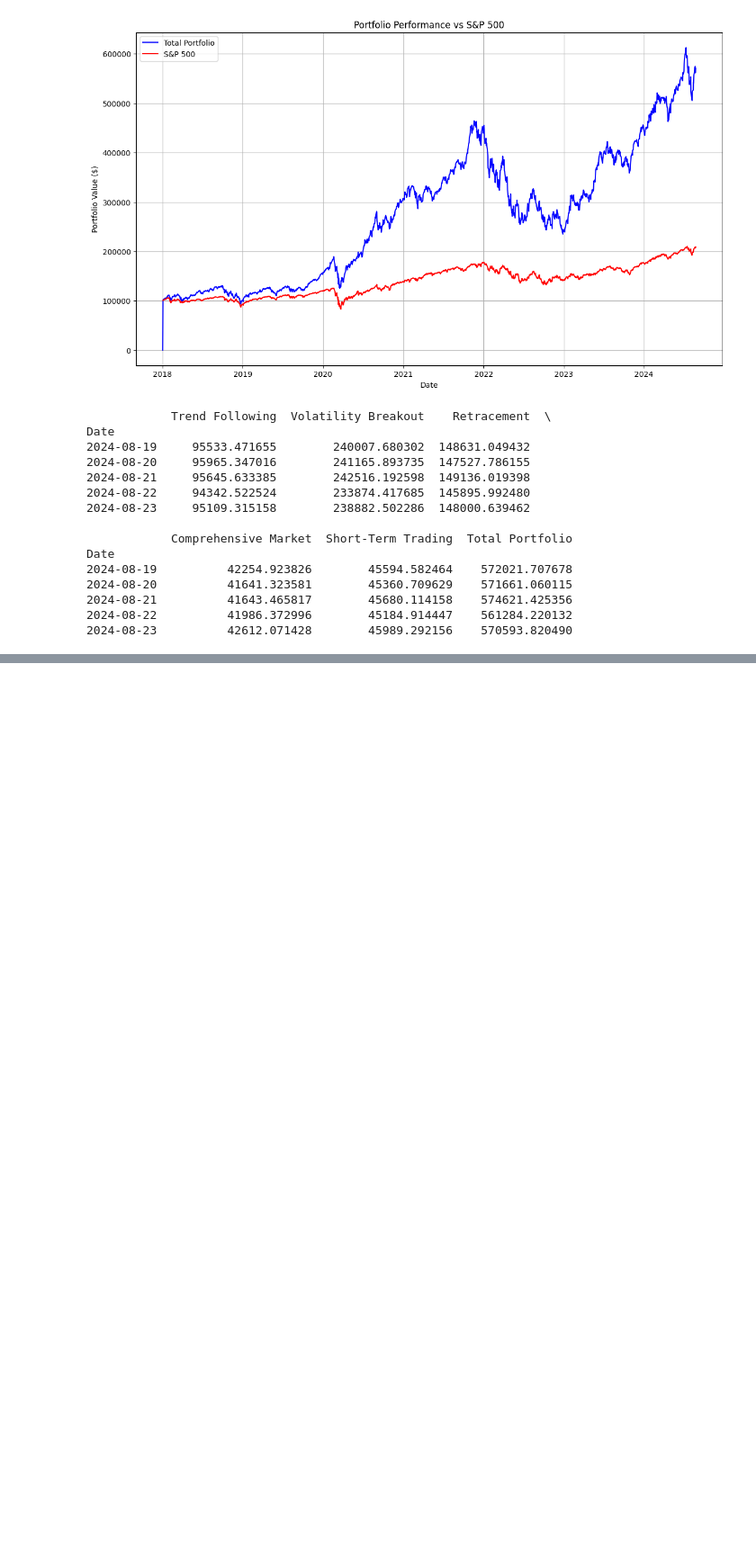
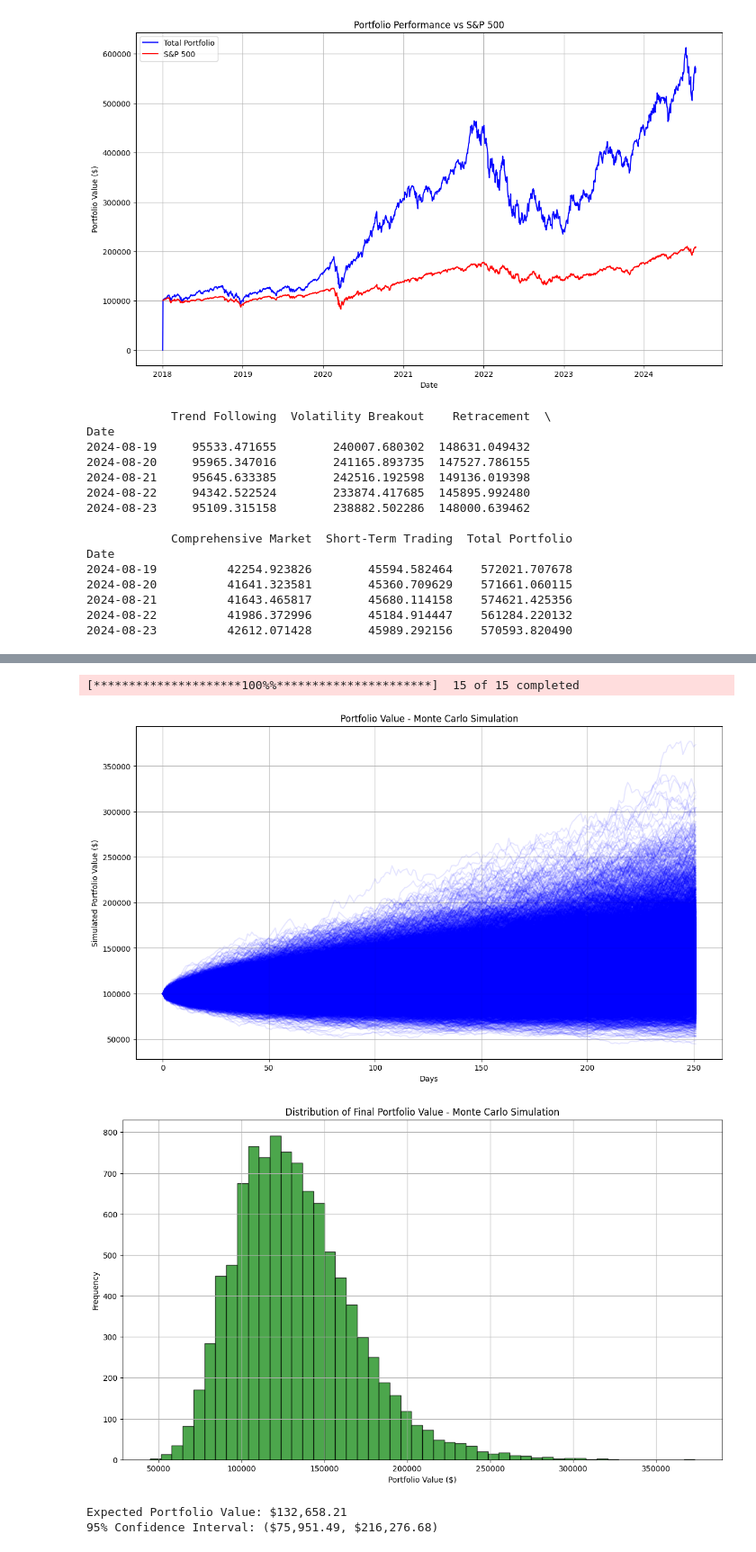
Before and after one commit to sidshendrikar/tradealgo, a Jupyter notebook: lowfequities.ipynb, the cells around one changed output, grey strips where cells are left out. Shown at 90% size. Saved outputs shown, nothing was run; the diff lists cells and outputs as text; code cells hidden in the pictures; blank space fills up the shorter version.

Commit message:
w/ montecarlo

```diff
--- a/lowfequities.ipynb
+++ b/lowfequities.ipynb
@@ -172,0 +454,61 @@ Date
+# %%
+import numpy as np
+import matplotlib.pyplot as plt
+import yfinance as yf
+import pandas as pd
+
+num_simulations = 10000
+time_horizon = 252
+
+def monte_carlo_simulation(aggregated_returns, initial_portfolio_value, num_simulations, time_horizon):
+    mean_return = aggregated_returns.mean()
+    volatility = aggregated_returns.std()
+
+    simulations = np.zeros((time_horizon, num_simulations))
+    simulations[0] = initial_portfolio_value
+
+    for i in range(1, time_horizon):
+        shock = np.random.normal(loc=mean_return, scale=volatility, size=num_simulations)
+        simulations[i] = simulations[i-1] * (1 + shock)
+
+    return simulations
+
+all_stocks = [stock for stocks in strategies.values() for stock in stocks]
+data = yf.download(all_stocks, start=start_date, end=end_date)['Adj Close']
+
+daily_returns = data.pct_change().dropna()
+portfolio_daily_returns = daily_returns.mean(axis=1)
+
+initial_portfolio_value = 100000
+simulations = monte_carlo_simulation(portfolio_daily_returns, initial_portfolio_value, num_simulations, time_horizon)
+
+plt.figure(figsize=(14, 8))
+plt.plot(simulations, color='blue', alpha=0.1)
+plt.title('Portfolio Value - Monte Carlo Simulation')
+plt.xlabel('Days')
+plt.ylabel('Simulated Portfolio Value ($)')
+plt.grid(True)
+plt.show()
+
+final_portfolio_values = simulations[-1]
+
+plt.figure(figsize=(14, 8))
+plt.hist(final_portfolio_values, bins=50, color='green', edgecolor='black', alpha=0.7)
+plt.title('Distribution of Final Portfolio Value - Monte Carlo Simulation')
+plt.xlabel('Portfolio Value ($)')
+plt.ylabel('Frequency')
+plt.grid(True)
+plt.show()
+
+expected_value = np.mean(final_portfolio_values)
+ci_lower = np.percentile(final_portfolio_values, 2.5)
+ci_upper = np.percentile(final_portfolio_values, 97.5)
+
+print(f"Expected Portfolio Value: ${expected_value:,.2f}")
+print(f"95% Confidence Interval: (${ci_lower:,.2f}, ${ci_upper:,.2f})")
+# %% [output]
+[*********************100%%**********************]  15 of 15 completed
+[figure, added]
+[figure, added]
+Expected Portfolio Value: $132,658.21
+95% Confidence Interval: ($75,951.49, $216,276.68)
```
Also changed, not shown: parts of 2 cells of this notebook.
